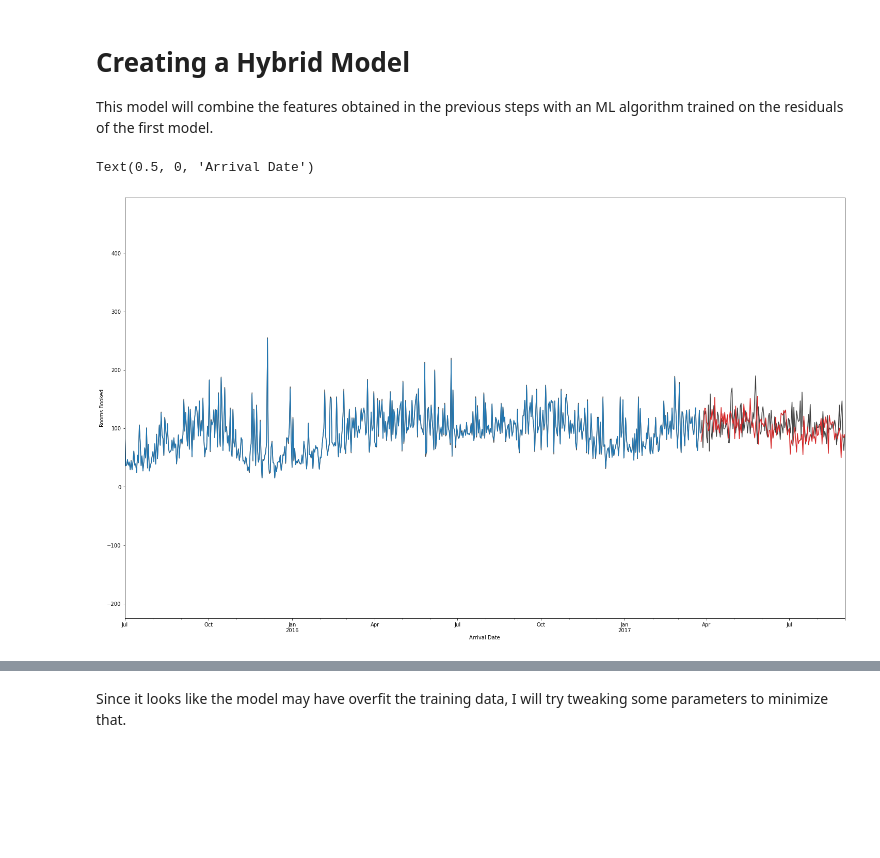
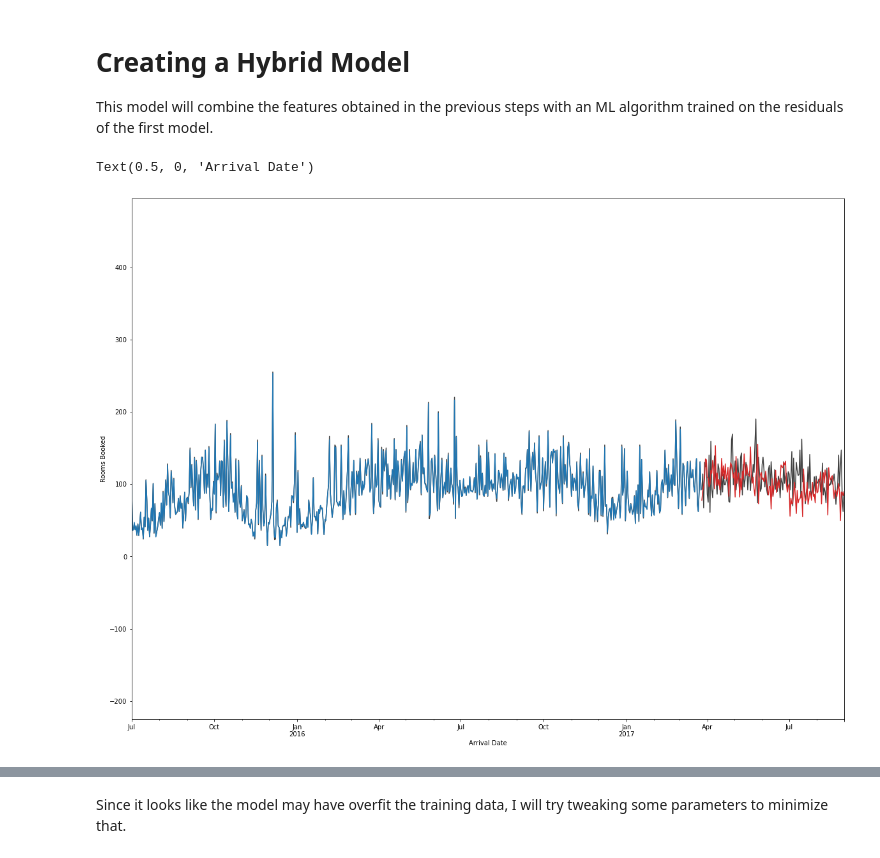
Before and after one commit to PaigeCrossley/Time_Series_Projects, a Jupyter notebook: hotel-demand.ipynb, the cells around one changed output, grey strips where cells are left out. Cells and saved outputs as stored; diff of their text form; code cells hidden in the pictures; blank space fills up the shorter version.

```diff
--- a/hotel-demand.ipynb
+++ b/hotel-demand.ipynb
@@ -362,32 +362,32 @@ X_train, X_test = X.loc[idx_train, :], X.loc[idx_test, :]
 y_train, y_test = y.loc[idx_train], y.loc[idx_test]
 
 # Linear regression model
 model = LinearRegression(fit_intercept=False)
 model.fit(X_train, y_train)
 
 y_fit = pd.DataFrame(model.predict(X_train),index=y_train.index,columns=y_train.columns)
 y_pred = pd.DataFrame(model.predict(X_test),index=y_test.index,columns=y_test.columns)
 
 # Have to turn the fit/predictions into series to use them with XGB
 y_fit = y_fit.squeeze()
 y_pred = y_pred.squeeze()
 
 # Calculate residuals
 y_resid = y_train.squeeze() - y_fit
 
 # XGB model
 xgb = XGBRegressor()
 xgb.fit(X_train, y_resid)
 
 y_fit_boosted = xgb.predict(X_train) + y_fit
 y_pred_boosted = xgb.predict(X_test) + y_pred
 
-axs = y_train.plot(color='0.25',figsize=(25,15), ylabel="Rooms Booked",legend=None) # Original data in black Jul 2015 - Mar 2017
+axs = y_train.plot(color='0.25',figsize=(20,15), ylabel="Rooms Booked",legend=None) # Original data in black Jul 2015 - Mar 2017
 axs = y_test.plot(color='0.25',ax=axs,legend=None) # Original data in black Apr 2017 - Aug 2017
 axs = y_fit_boosted.plot(color='C0',ax=axs) # XGB fit in blue, almost perfectly matches the original data
 axs = y_pred_boosted.plot(color='C3',ax=axs) # XGB pred in red definitely not a perfect match, may have overfit the training data
 axs.margins(3,1) # Adjusted the margins to "zoom out" of the plot to get a better look at the fit
 axs.set_xlabel("Arrival Date")
 # %% [output]
 Text(0.5, 0, 'Arrival Date')
-[figure, old version]
+[figure, new version]
```
Also changed, not shown: parts of 4 cells of this notebook.
